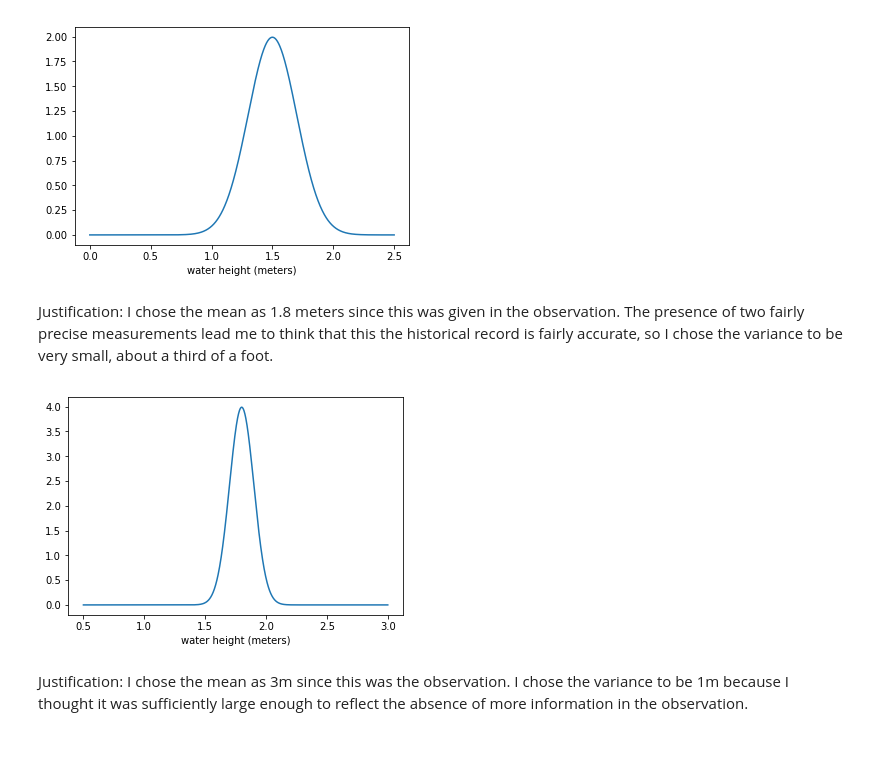
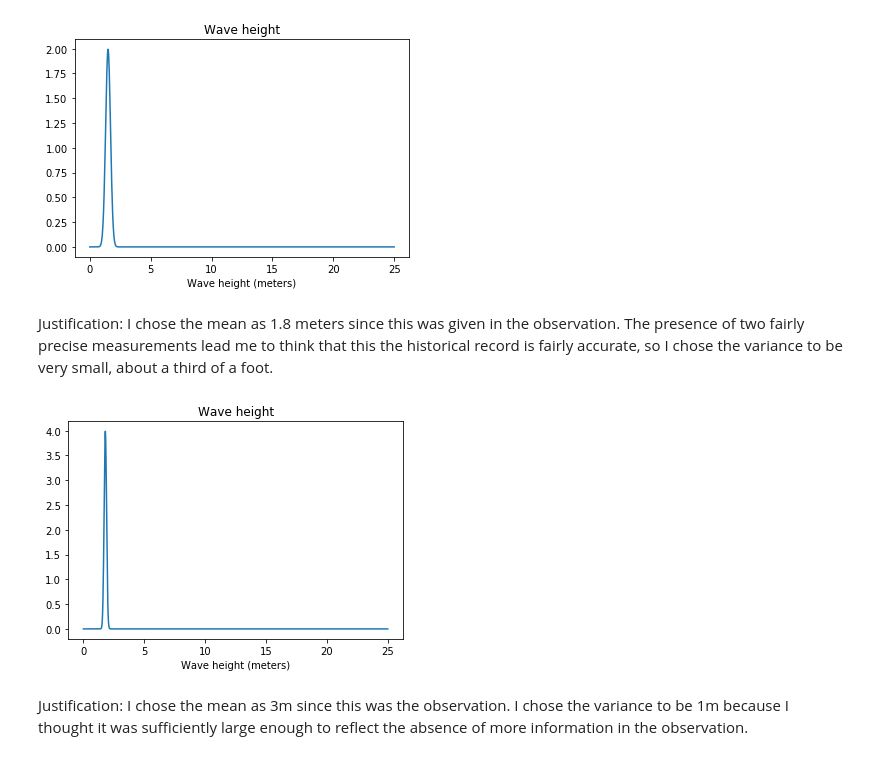
Before and after one commit to jpw37/tsunamibayes, a Jupyter notebook: Model_Scripts/Scenarios/1852jgr/PreRun/Gauges.ipynb, the cells around one changed output. Cells and saved outputs as stored; diff of their text form; code cells hidden in the pictures.

Commit message:
update transform (lognorm) kde capability for tohoku (appears to work now). add plotting functionality to Gauge. initial Tohoku notebook

```diff
--- a/Model_Scripts/Scenarios/1852jgr/PreRun/Gauges.ipynb
+++ b/Model_Scripts/Scenarios/1852jgr/PreRun/Gauges.ipynb
@@ -30,39 +30,41 @@ gauges = list()
 
 
 
 
 city_name = 'Pulu Ai - Wichmann'
 name = 10001 # Pulu Ai - Wichmann
 latitude = -4.5175
 longitude = 129.775
 distance = 0 # in kilometers (max 5) //TODO Not sure what this is??
 kind = [None, 'norm', None] #we aren't going to extrapolate an arrival time here...
 
 # For kind = 'norm'
 arrival_mean = 20 # in minutes
 arrival_std = 7
 arrival_params = [arrival_mean, arrival_std]
 height_mean = 1.5 # in meters
 height_std =  0.2
 height_params = [height_mean, height_std]
 inundation_std = None
 inundation_mean = None
 inundation_params = [inundation_mean, inundation_std]
 
 beta = 0
 n = .015 # OR .03
 
 g = Gauge(name, longitude, latitude, distance,
                 kind, arrival_params, height_params, inundation_params, beta, n, city_name)
 gauges.append(g.to_json())
 
-Pulu_Ai_1 = stats.norm(height_mean,height_std)
-D_Pulu_Ai_1 = np.linspace(0,2.5,1000)
-plt.plot(D_Pulu_Ai_1, Pulu_Ai_1.pdf(D_Pulu_Ai_1))
-plt.xlabel("water height (meters)")
-plt.show()
+# Pulu_Ai_1 = stats.norm(height_mean,height_std)
+# D_Pulu_Ai_1 = np.linspace(0,2.5,1000)
+# plt.plot(D_Pulu_Ai_1, Pulu_Ai_1.pdf(D_Pulu_Ai_1))
+# plt.xlabel("water height (meters)")
+# plt.show()
+
+g.plot()
 # %% [output]
-[figure, old version]
+[figure, new version]
 # %% [markdown]
 Justification: I chose the mean as 1.8 meters since this was given in the observation. The presence of two fairly precise measurements lead me to think that this the historical record is fairly accurate, so I chose the variance to be very small, about a third of a foot.
 # %%
@@ -100,13 +102,14 @@ g = Gauge(name, longitude, latitude, distance,
 gauges.append(g.to_json())
 
 
-Amb_1 = stats.norm(height_mean,height_std)
-D_Amb_1 = np.linspace(0.5,3,1000)
-plt.plot(D_Amb_1,Amb_1.pdf(D_Amb_1))
-plt.xlabel("water height (meters)")
-plt.show()
+# Amb_1 = stats.norm(height_mean,height_std)
+# D_Amb_1 = np.linspace(0.5,3,1000)
+# plt.plot(D_Amb_1,Amb_1.pdf(D_Amb_1))
+# plt.xlabel("water height (meters)")
+# plt.show()
+g.plot()
 # %% [output]
-[figure, old version]
+[figure, new version]
 # %% [markdown]
 Justification: I chose the mean as 3m since this was the observation. I chose the variance to be 1m because I thought it was sufficiently large enough to reflect the absence of more information in the observation.
 # %%
```
Also changed, not shown: parts of 12 cells of this notebook, 5 other files.
